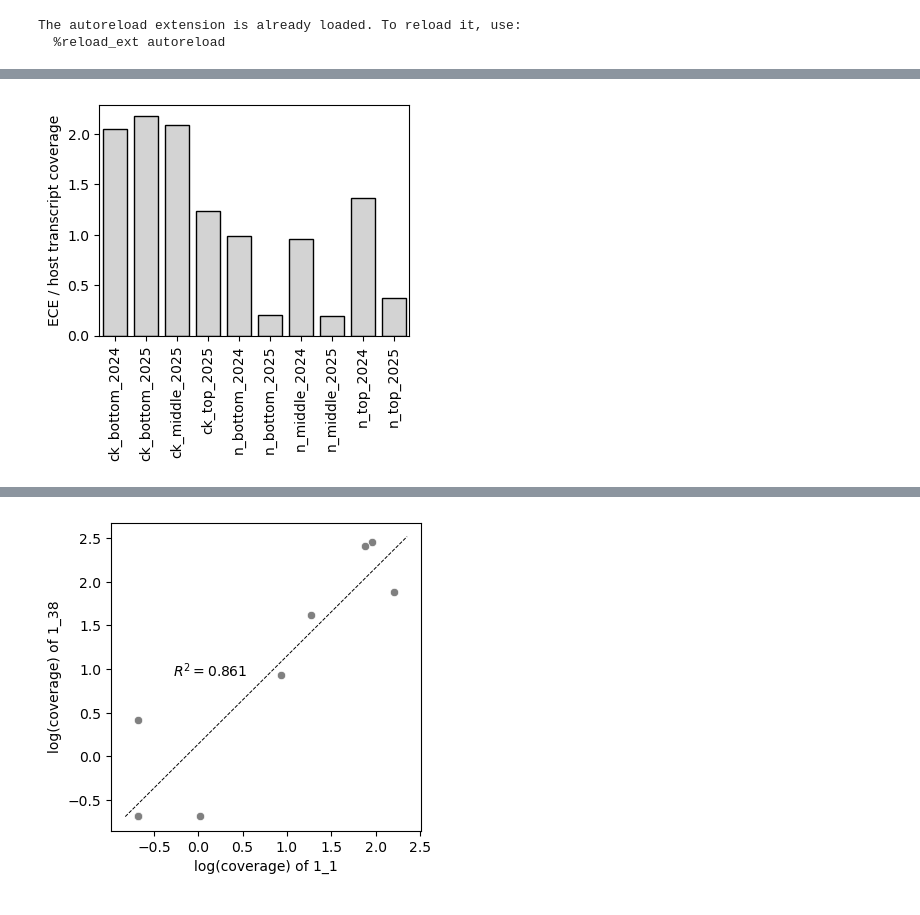
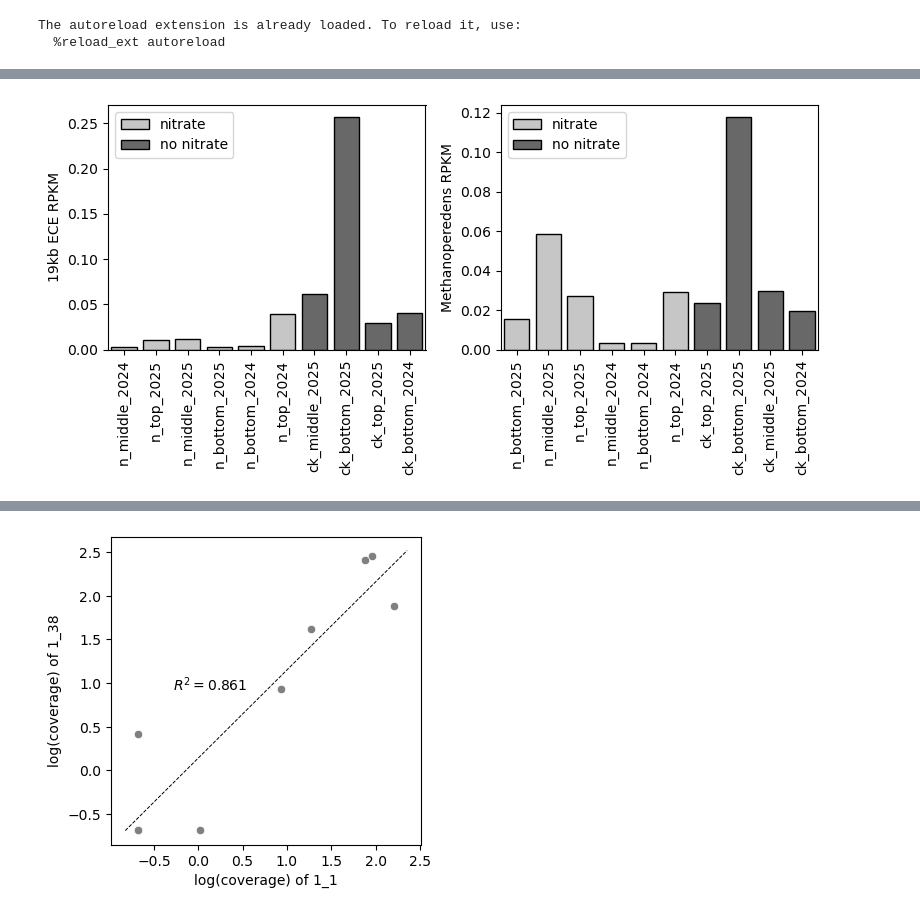
Before and after one commit to pipparichter/banfield, a Jupyter notebook: notebooks/sandbox-5.ipynb, the cells around one changed output, grey strips where cells are left out. Drawn from its saved outputs; the diff is of its cells as text; code cells hidden in the pictures.

```diff
--- a/notebooks/sandbox-5.ipynb
+++ b/notebooks/sandbox-5.ipynb
@@ -34,9 +34,10 @@ import statsmodels.stats.multitest as smm
 The autoreload extension is already loaded. To reload it, use:
   %reload_ext autoreload
 # %%
-ece_id = 'ece_26_1334'
 
-def filter_low_counts(metat_df, min_count:int=5, min_samples:int=3):
+read_length = 150
+
+def filter_low_counts(metat_df, min_count:int=3, min_samples:int=4):
     '''Remove genes with counts less than min_count across at least 3 samples. This ensures there is enough expression to compare across samples.
     I do not normalize by library size here, which I am not sure if is the correct thing to do, but fuck it we ball.'''
     mask = metat_df.groupby('id').apply(lambda df : np.sum(df.groupby('sample_name').read_count.sum() >= min_count) >= min_samples, include_groups=False)
@@ -45,4 +46,9 @@ def filter_low_counts(metat_df, min_count:int=5, min_samples:int=3):
     print(f'filter_low_counts: Keeping {len(keep_ids)} out of {metat_df['id'].nunique()} total genes.')
     metat_df = metat_df[metat_df['id'].isin(keep_ids)].copy()
     return metat_df
+
+def label_samples(figure_df, sample_names:list=[], ax=None, x_column='rpkm', y_column='coverm_rpkm', alignment:str='left'):
+    for row in figure_df[figure_df.sample_name.isin(sample_names)].itertuples():
+        x, y = getattr(row, x_column), getattr(row, y_column)
+        ax.text(x, y, row.sample_name, fontsize='x-small', fontweight='bold', ha=alignment)
 # %%
@@ -85,18 +115,29 @@ metat_summary_df['unassigned_coverage'] = metat_summary_df['n_unassigned_no_feat
 # %%
-fig, ax = plt.subplots(figsize=(4, 3))
+def figure(metat_summary_df:pd.DataFrame, target_name:str=ece_id, metric='rpkm', ax=None):
+    target_name_map = {ece_id:'19kb ECE', 'methanoperedens_2':'Methanoperedens', 'methanoperedens_1':'Methanoperedens'}
 
-figure_df = list()
-for sample_name, df in metat_summary_df[metat_summary_df.target_name.isin([ece_id, 'methanoperedens_2'])].groupby('sample_name'):
-    ratio = df[df.target_name == ece_id].assigned_coverage.iloc[0] / df[df.target_name == 'methanoperedens_2'].assigned_coverage.iloc[0]
-    figure_df.append({'sample_name':sample_name, 'ratio':ratio})
-figure_df = pd.DataFrame(figure_df)
+    figure_df = metat_summary_df[metat_summary_df.target_name == target_name].copy()
+    figure_df['category'] = np.where(figure_df.sample_name.str.startswith('n_'), 'nitrate', 'no nitrate')
 
-sns.barplot(figure_df, x='sample_name', y='ratio', color='lightgray', edgecolor='black')
-ax.set_xticks(ax.get_xticks(), labels=ax.get_xticklabels(), rotation=90)
-ax.set_xlabel('')
-ax.set_ylabel('ECE / host transcript coverage')
+    sns.barplot(figure_df.sort_values('category'), x='sample_name', y=metric, ax=ax, hue='category', palette='Grays', edgecolor='black')
+    ax.set_xticks(ax.get_xticks(), ax.get_xticklabels(), rotation=90)
+    ax.set_xlabel('')
+    ax.set_ylabel(target_name_map[target_name] + ' RPKM')
+    ax.legend().set_title('')
+
+fig, (ax_a, ax_b) = plt.subplots(figsize=(8, 4), ncols=2)
+
+figure(metat_summary_df, target_name='ece_26_1334', ax=ax_a)
+figure(metat_summary_df, target_name='methanoperedens_2', ax=ax_b)
+fig.tight_layout()
 plt.show()
-# Want to compare the transcriptional activity of the host genome to the ECE.
-# Because we are doing intra-sample comparison, we are controlling for read depth.
+# figure(metat_summary_df, target_name='methanoperedens_2')
+
+# Relative decrease in transcriptional activity seems less severe for Methanoperedens overall in no nitrate versus nitrate,
+# i.e. transcriptional activity of the ECE declines more without nitrate than the transcriptional activity of
+# Methanoperedens.
+
+# Want to find a way to show that the decrease in the transcriptional activity of the ECE is more severe than that of the
+# host, which means we need (1) a measure of transcriptional activity for each sample, normalized by the amount of DNA in the sample,
 # %% [output]
-[figure, old version]
+[figure, new version]
```
Also changed, not shown: parts of 15 cells of this notebook, 4 other files.
